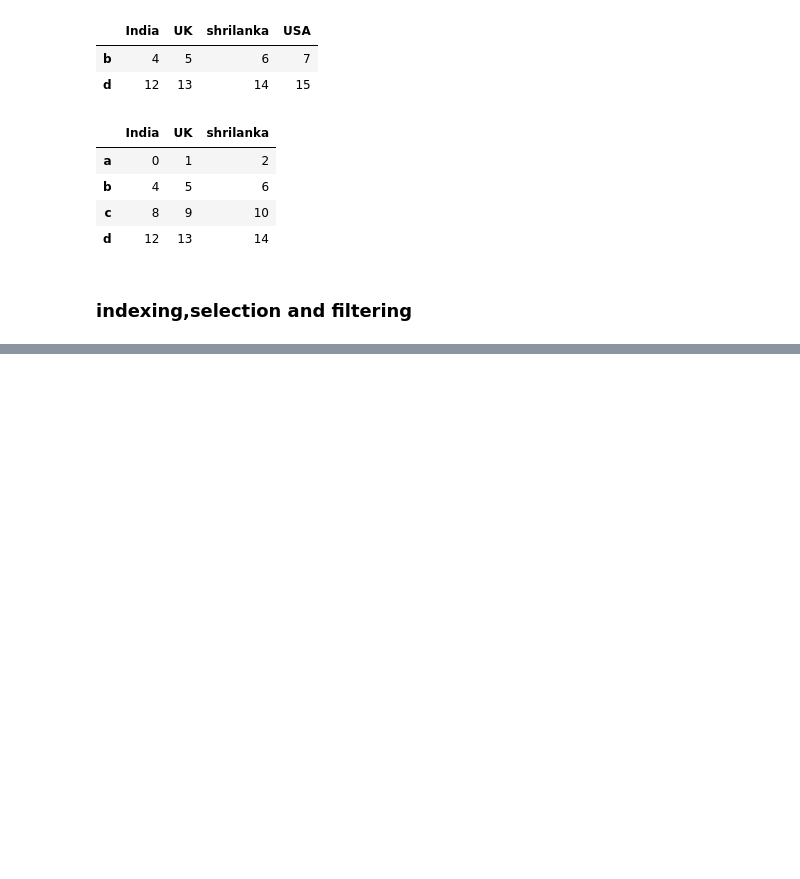
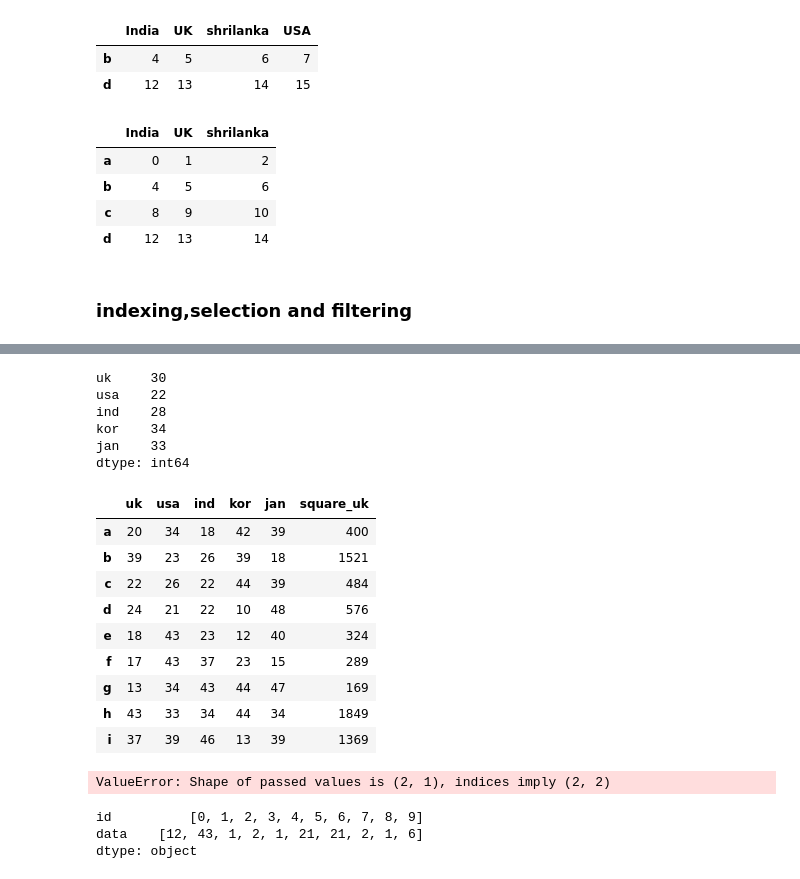
Before and after one commit to Nidhisha08/PYTHON, a Jupyter notebook: pandas.ipynb, the cells around one changed output, grey strips where cells are left out. Drawn from its saved outputs; the diff is of its cells as text; code cells hidden in the pictures; blank space fills up the shorter version.

```diff
--- a/pandas.ipynb
+++ b/pandas.ipynb
@@ -440,0 +477,3 @@ drop_col
+# %%
+df=pd.DataFrame(np.arange(16).reshape(4,4),index=["a","b","c","d"],columns=["india","uk",'usa','germany'])
+df
@@ -440,0 +716,27 @@ drop_col
+# %%
+df.apply(f)
+# %% [output]
+uk     30
+usa    22
+ind    28
+kor    34
+jan    33
+dtype: int64
+# %%
+def square(x):
+    return x**2
+# %%
+df["square_uk"]=df["uk"].apply(square)
+# %%
+df
+# %% [output]
+|  | uk | usa | ind | kor | jan | square_uk |
+| a | 20 | 34 | 18 | 42 | 39 | 400 |
+| b | 39 | 23 | 26 | 39 | 18 | 1521 |
+| c | 22 | 26 | 22 | 44 | 39 | 484 |
+| d | 24 | 21 | 22 | 10 | 48 | 576 |
+| e | 18 | 43 | 23 | 12 | 40 | 324 |
+| f | 17 | 43 | 37 | 23 | 15 | 289 |
+| g | 13 | 34 | 43 | 44 | 47 | 169 |
+| h | 43 | 33 | 34 | 44 | 34 | 1849 |
+| i | 37 | 39 | 46 | 13 | 39 | 1369 |
@@ -440,0 +752,12 @@ drop_col
+# %%
+max_min=sample.apply(sample_list)
+# %% [output]
+ValueError: Shape of passed values is (2, 1), indices imply (2, 2)
+# %%
+d1={"id":np.arange(10),"data":[12,43,1,2,1,21,21,2,1,6]}
+s1=pd.Series(d1)
+s1
+# %% [output]
+id          [0, 1, 2, 3, 4, 5, 6, 7, 8, 9]
+data    [12, 43, 1, 2, 1, 21, 21, 2, 1, 6]
+dtype: object
```
Also changed, not shown: parts of 44 cells of this notebook.
